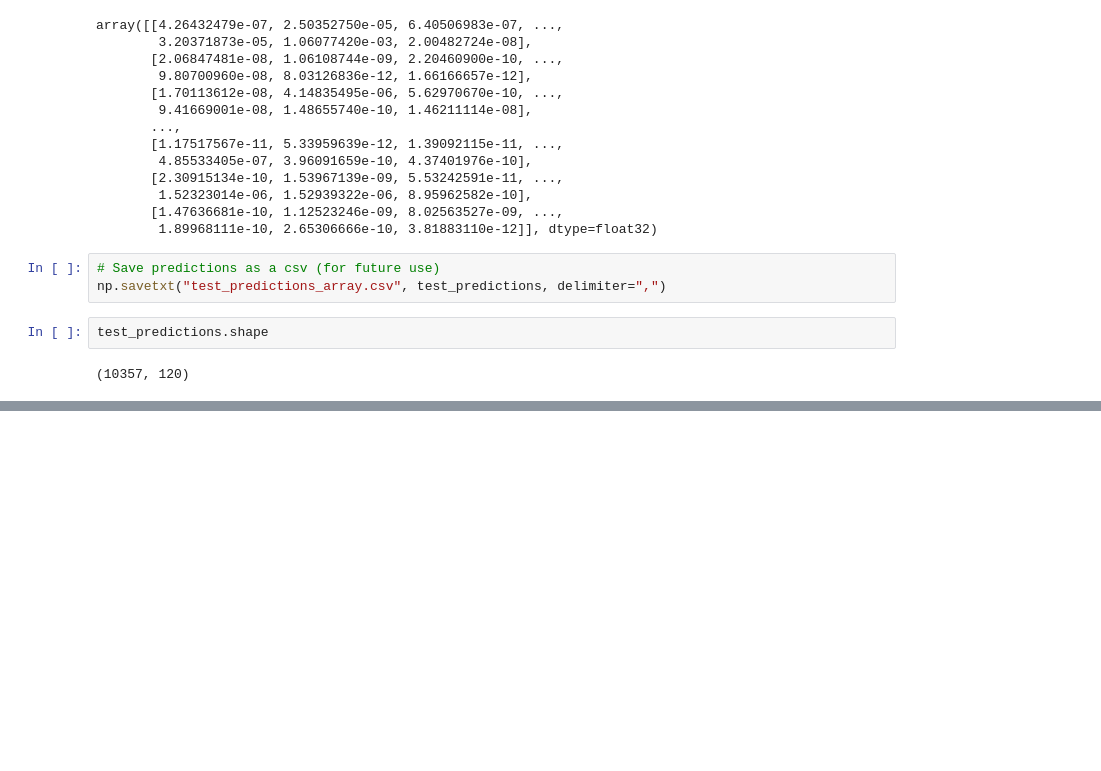
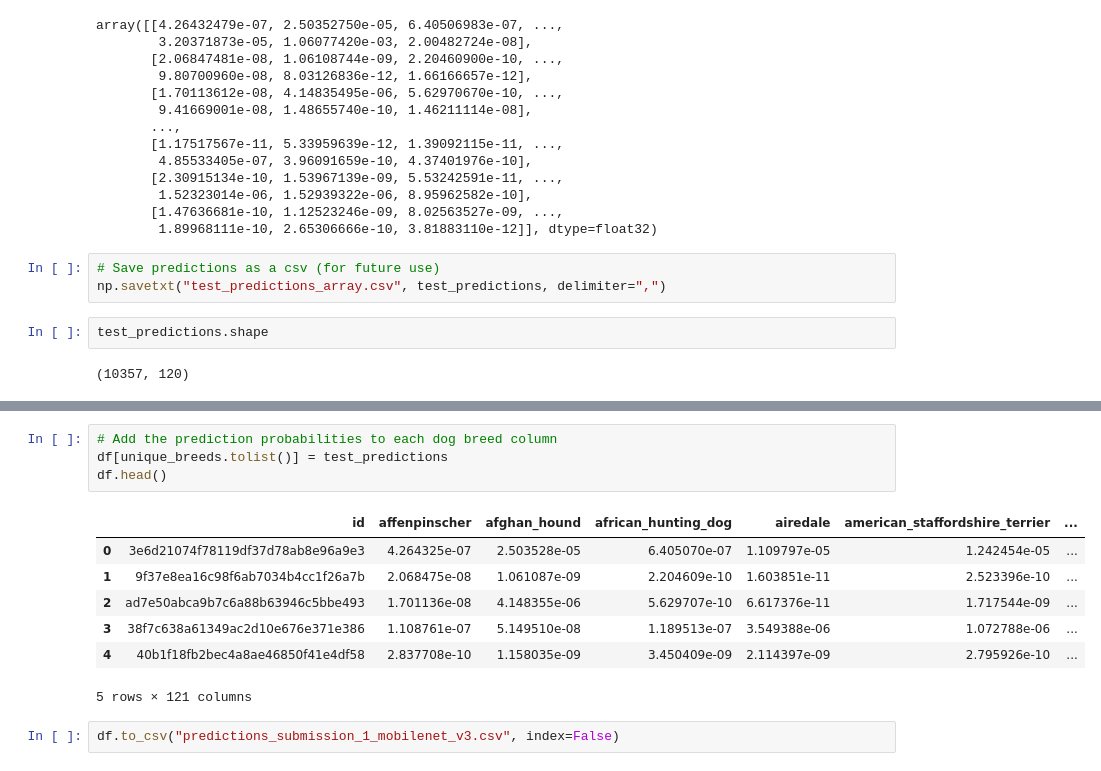
Before and after one commit to Zenoix/Dog-Vision, a Jupyter notebook: dog_vision.ipynb, the cells around one changed output, grey strips where cells are left out. Saved outputs shown, nothing was run; the diff lists cells and outputs as text; blank space fills up the shorter version.

```diff
--- a/dog_vision.ipynb
+++ b/dog_vision.ipynb
@@ -960,0 +991,14 @@ test_predictions.shape
+# %%
+# Add the prediction probabilities to each dog breed column
+df[unique_breeds.tolist()] = test_predictions
+df.head()
+# %% [output]
+|  | id | affenpinscher | afghan_hound | african_hunting_dog | airedale | american_staffordshire_terrier | ... |
+| 0 | 3e6d21074f78119df37d78ab8e96a9e3 | 4.264325e-07 | 2.503528e-05 | 6.405070e-07 | 1.109797e-05 | 1.242454e-05 | ... |
+| 1 | 9f37e8ea16c98f6ab7034b4cc1f26a7b | 2.068475e-08 | 1.061087e-09 | 2.204609e-10 | 1.603851e-11 | 2.523396e-10 | ... |
+| 2 | ad7e50abca9b7c6a88b63946c5bbe493 | 1.701136e-08 | 4.148355e-06 | 5.629707e-10 | 6.617376e-11 | 1.717544e-09 | ... |
+| 3 | 38f7c638a61349ac2d10e676e371e386 | 1.108761e-07 | 5.149510e-08 | 1.189513e-07 | 3.549388e-06 | 1.072788e-06 | ... |
+| 4 | 40b1f18fb2bec4a8ae46850f41e4df58 | 2.837708e-10 | 1.158035e-09 | 3.450409e-09 | 2.114397e-09 | 2.795926e-10 | ... |
+5 rows × 121 columns
+# %%
+df.to_csv("predictions_submission_1_mobilenet_v3.csv", index=False)
```
Also changed, not shown: parts of 5 cells of this notebook.
